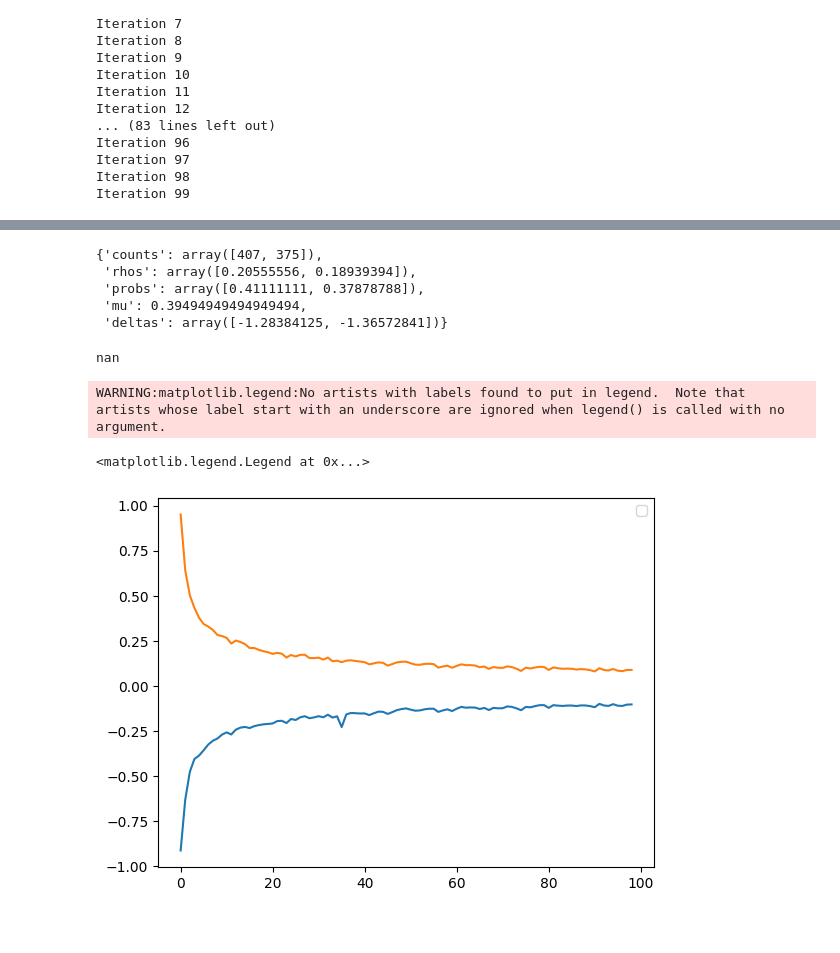
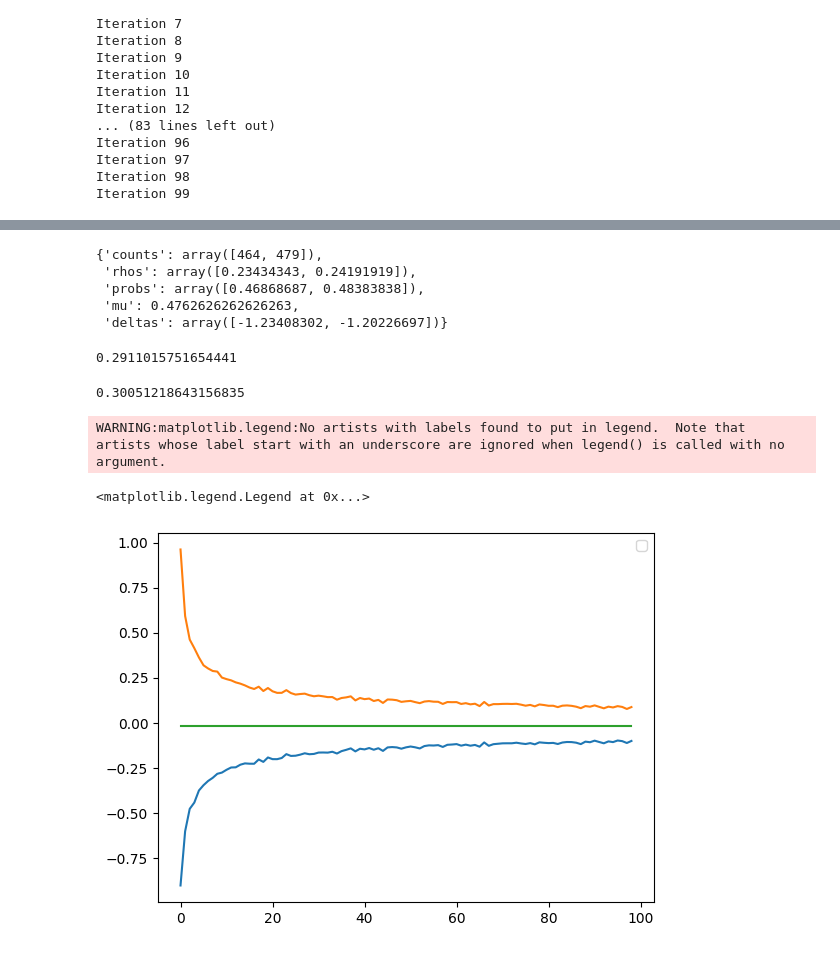
Before and after one commit to madanmohan-venkatesan/notebooks, a Jupyter notebook: 2011_03567.ipynb, the cells around one changed output, grey strips where cells are left out. Saved outputs shown, nothing was run; the diff lists cells and outputs as text; code cells hidden in the pictures.

```diff
--- a/2011_03567.ipynb
+++ b/2011_03567.ipynb
@@ -864,6 +847,7 @@ for i in range(0, VECTOR_SIZE, VECTOR_SIZE // 100):
     penalty_objective,
     initial_delta,
     args=(contrast_a, c, metrics["counts"], metrics["rhos"], eta, True),  # Arguments for the objective function
+    bounds=[(-1,1)],
     method='L-BFGS-B',  # Unconstrained optimization method
     options={'maxiter': 1000}
 )
@@ -871,6 +855,7 @@ for i in range(0, VECTOR_SIZE, VECTOR_SIZE // 100):
     penalty_objective,
     initial_delta,
     args=(contrast_a, c, metrics["counts"], metrics["rhos"], eta, False),  # Arguments for the objective function
+    bounds=[(-1,1)],
     method='L-BFGS-B',  # Unconstrained optimization method
     options={'maxiter': 1000}
 )
@@ -928,26 +900,30 @@ upper_bound
 # %%
 metrics
 # %% [output]
-{'counts': array([407, 375]),
- 'rhos': array([0.20555556, 0.18939394]),
- 'probs': array([0.41111111, 0.37878788]),
- 'mu': 0.39494949494949494,
- 'deltas': array([-1.28384125, -1.36572841])}
+{'counts': array([464, 479]),
+ 'rhos': array([0.23434343, 0.24191919]),
+ 'probs': array([0.46868687, 0.48383838]),
+ 'mu': 0.4762626262626263,
+ 'deltas': array([-1.23408302, -1.20226697])}
-# %%
-np.log(del2)
-# %% [output]
-nan
+# %%
+np.exp(metrics["deltas"][0])
+# %% [output]
+0.2911015751654441
+# %%
+np.exp(metrics["deltas"][1])
+# %% [output]
+0.30051218643156835
 # %%
 del1=metrics["deltas"][0]
 del2=metrics["deltas"][1]
-diff=np.log(del2)-np.log(del1)
+diff=(del2)-(del1)
 plt.plot(upper_bound)
 plt.plot(lower_bound)
 plt.plot([diff]*len(upper_bound))
 plt.legend()
 # %% [output]
 WARNING:matplotlib.legend:No artists with labels found to put in legend.  Note that artists whose label start with an underscore are ignored when legend() is called with no argument.
 <matplotlib.legend.Legend at 0x...>
-[figure, old version]
+[figure, new version]
 # %%
 -1.28938858+1.09173265
```
Also changed, not shown: parts of 15 cells of this notebook.
